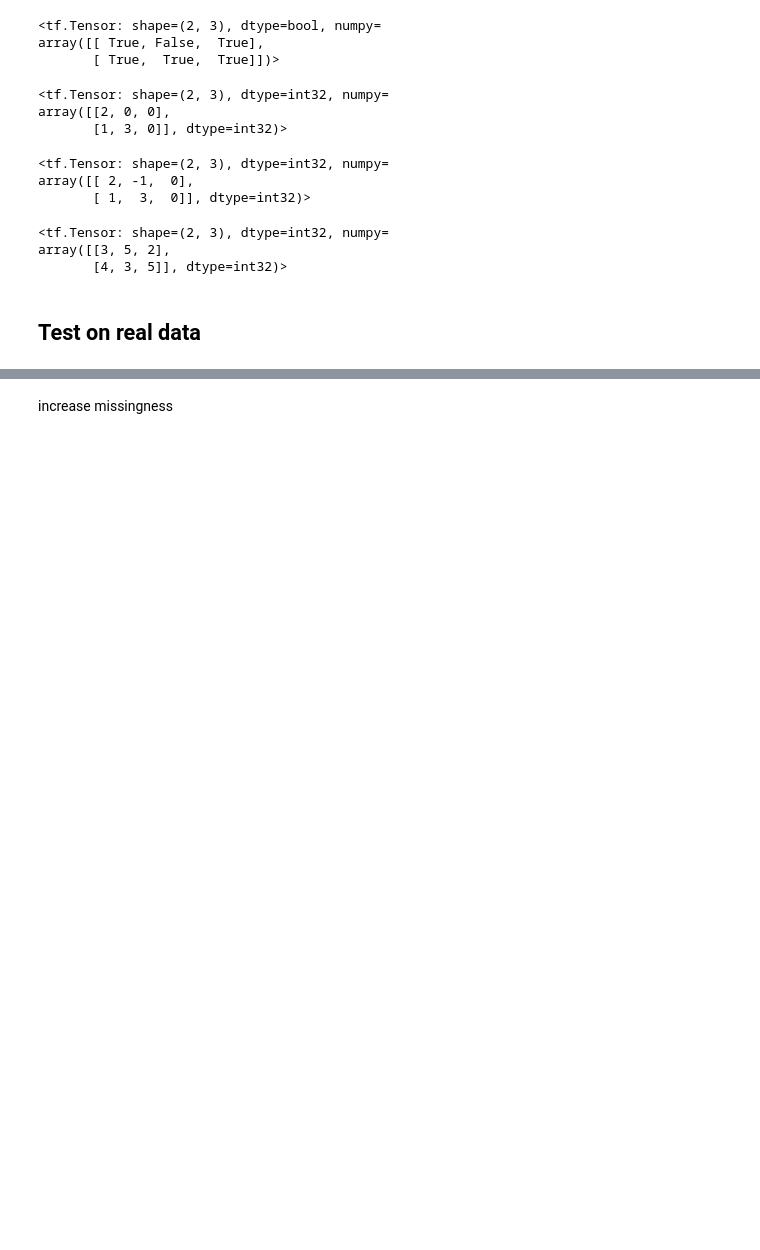
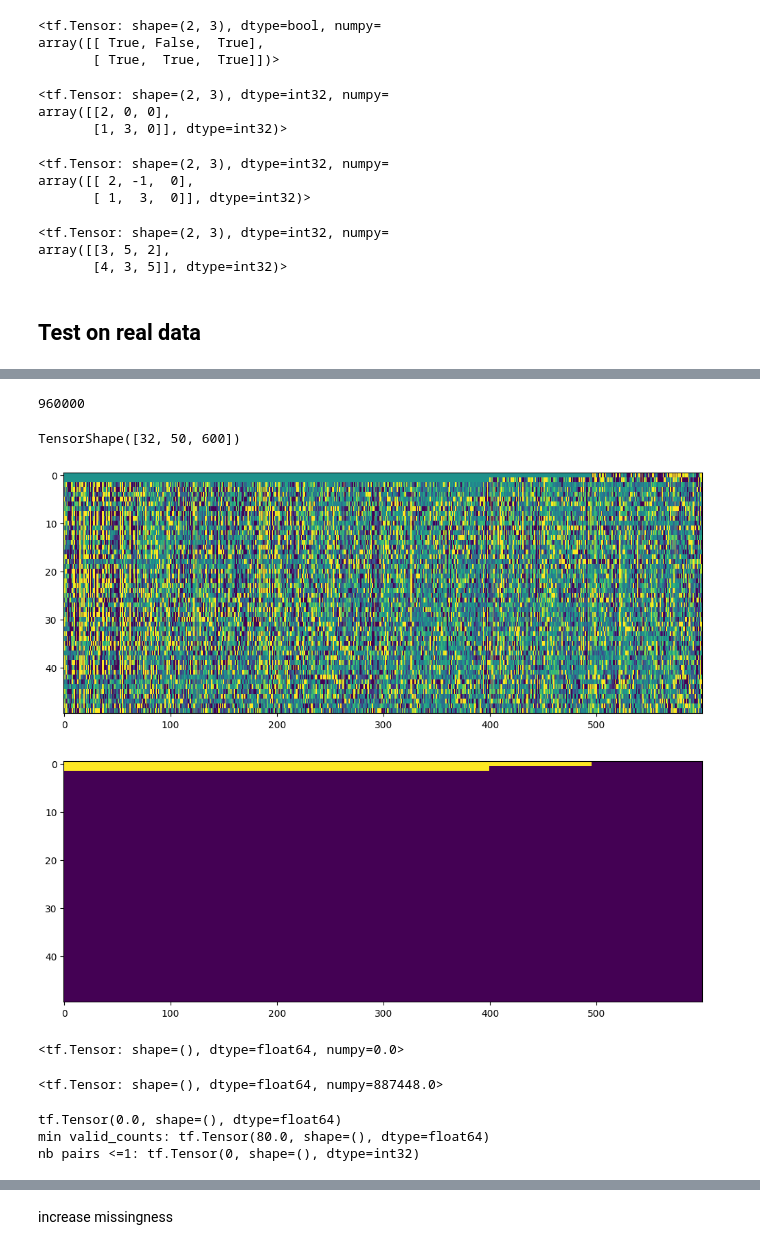
Before and after one commit to Armanddevacc/covariance-cleaning-nn, a Jupyter notebook: test.ipynb, the cells around one changed output, grey strips where cells are left out. Drawn from its saved outputs; the diff is of its cells as text; code cells hidden in the pictures; blank space fills up the shorter version.

```diff
--- a/test.ipynb
+++ b/test.ipynb
@@ -678,0 +793,6 @@ mask_int = mask_np[:, :,:].astype(int)
+# %%
+missing = (~mask[6,:,:]).numpy()
+missing_count = missing.sum(axis=1)
+order = np.argsort(missing_count)
+sorted_rin = rin[6,:,:].numpy()[order, :]
+sorted_mask = mask[6,:,:].numpy()[order, :]
@@ -678,0 +841,39 @@ mask_int = mask_np[:, :,:].astype(int)
+# %%
+32 * 50 * 600
+# %% [output]
+960000
+# %%
+rin.shape
+# %% [output]
+TensorShape([32, 50, 600])
+# %%
+import matplotlib.pyplot as plt
+
+plt.figure(figsize=(12,10))
+ax1 = plt.subplot(2,1,1)
+ax1.imshow(sorted_rin,
+           aspect="auto",
+           interpolation="nearest",
+           vmin=-1,
+           vmax=1)
+ax2 = plt.subplot(2,1,2)
+#plt.imshow(np.sort(~mask[6,:,:], axis=0)[::-1])
+ax2.imshow(sorted_mask, aspect="auto", interpolation="nearest")
+
+plt.show()
+# %% [output]
+[figure, added]
+# %%
+tf.reduce_sum(tf.cast(tf.math.is_nan(rin), tf.float64))
+# %% [output]
+<tf.Tensor: shape=(), dtype=float64, numpy=0.0>
+# %%
+tf.reduce_sum(tf.cast(~mask, tf.float64))
+# %% [output]
+<tf.Tensor: shape=(), dtype=float64, numpy=887448.0>
+# %%
+cov2 = tf_cov_pairwise_mask2(rin, ~mask)
+# %% [output]
+tf.Tensor(0.0, shape=(), dtype=float64)
+min valid_counts: tf.Tensor(80.0, shape=(), dtype=float64)
+nb pairs <=1: tf.Tensor(0, shape=(), dtype=int32)
```
Also changed, not shown: parts of 21 cells of this notebook, 4 other files.
